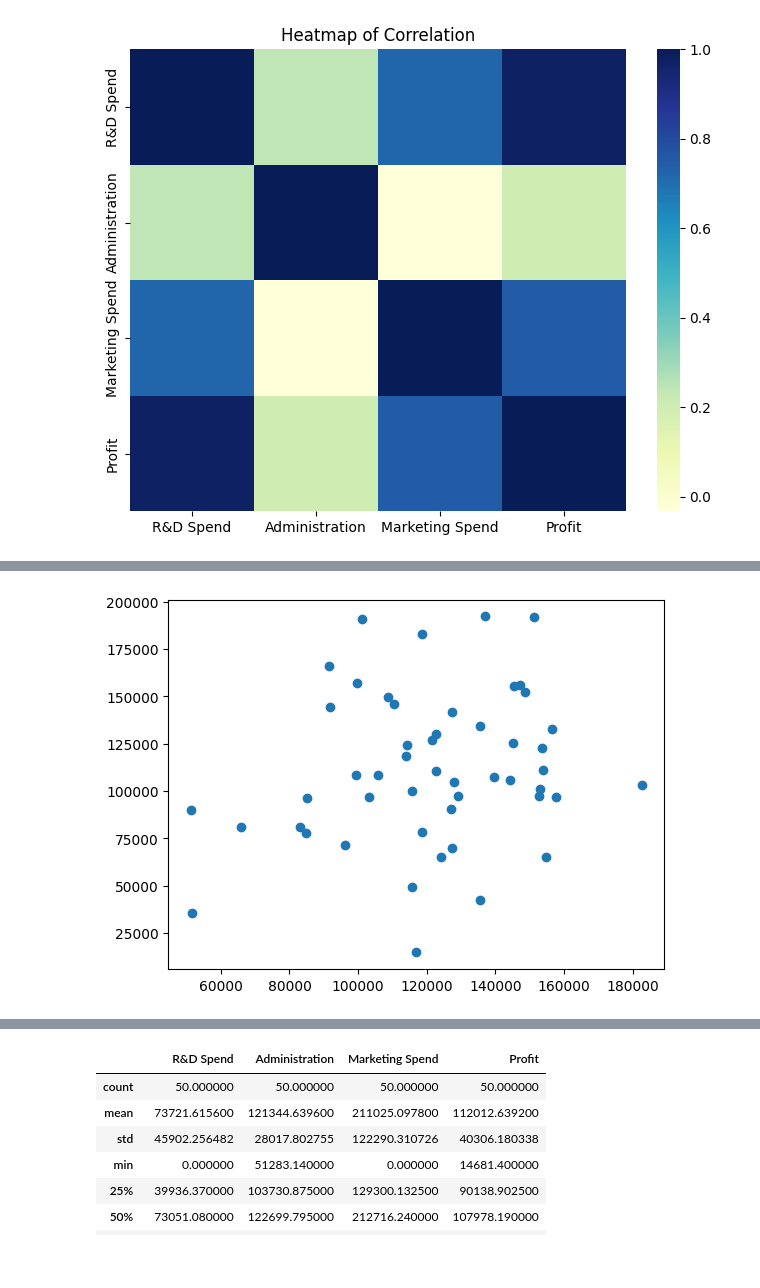
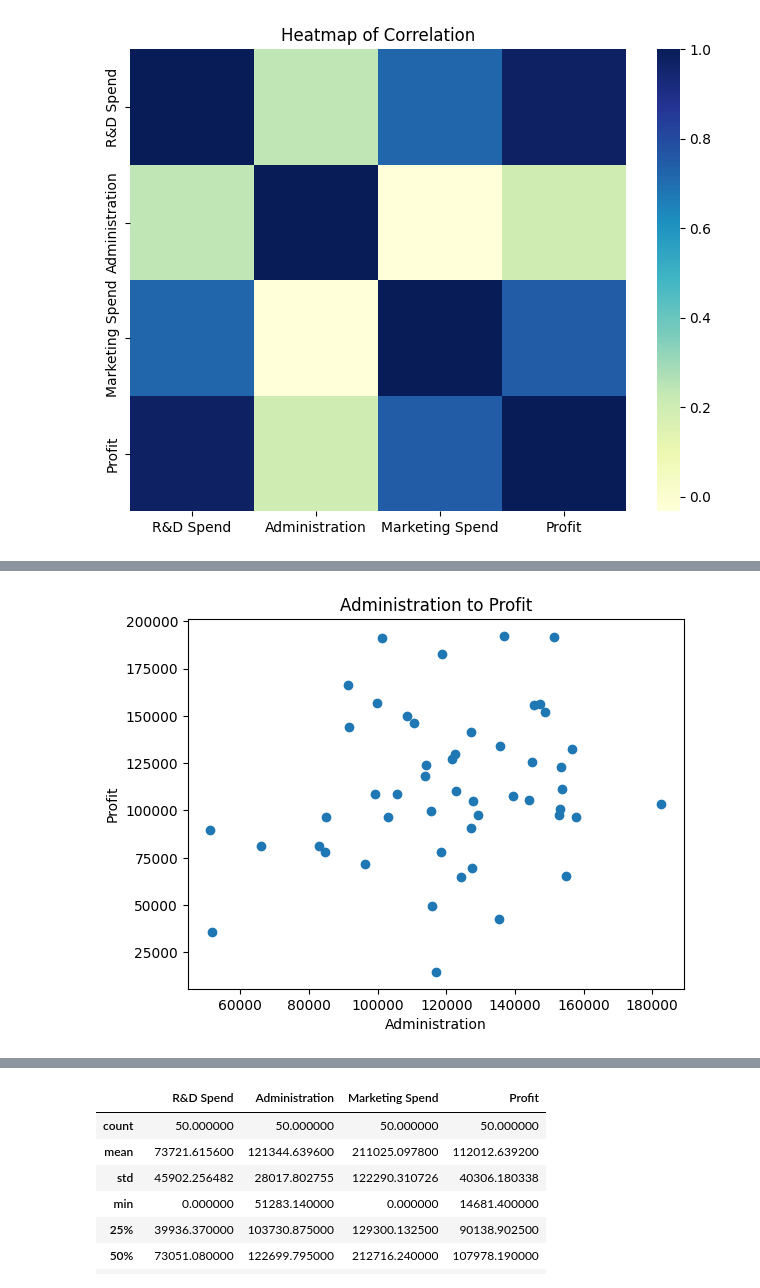
Before and after one commit to JPIPPEN89/Multiple_LinReg, a Jupyter notebook: Multiple_LinearReg.ipynb, the cells around one changed output, grey strips where cells are left out. Saved outputs shown, nothing was run; the diff lists cells and outputs as text; code cells hidden in the pictures; blank space fills up the shorter version.

```diff
--- a/Multiple_LinearReg.ipynb
+++ b/Multiple_LinearReg.ipynb
@@ -65,7 +57,10 @@ plt.show()
 # %%
 plt.scatter(corr['Administration'], corr['Profit'])
+plt.ylabel("Profit")
+plt.xlabel("Administration")
+plt.title("Administration to Profit")
 plt.show()
 # %% [output]
-[figure, old version]
+[figure, new version]
 # %%
 plt.scatter(corr['Marketing Spend'], corr['Profit'])
```
Also changed, not shown: parts of 4 cells of this notebook.
